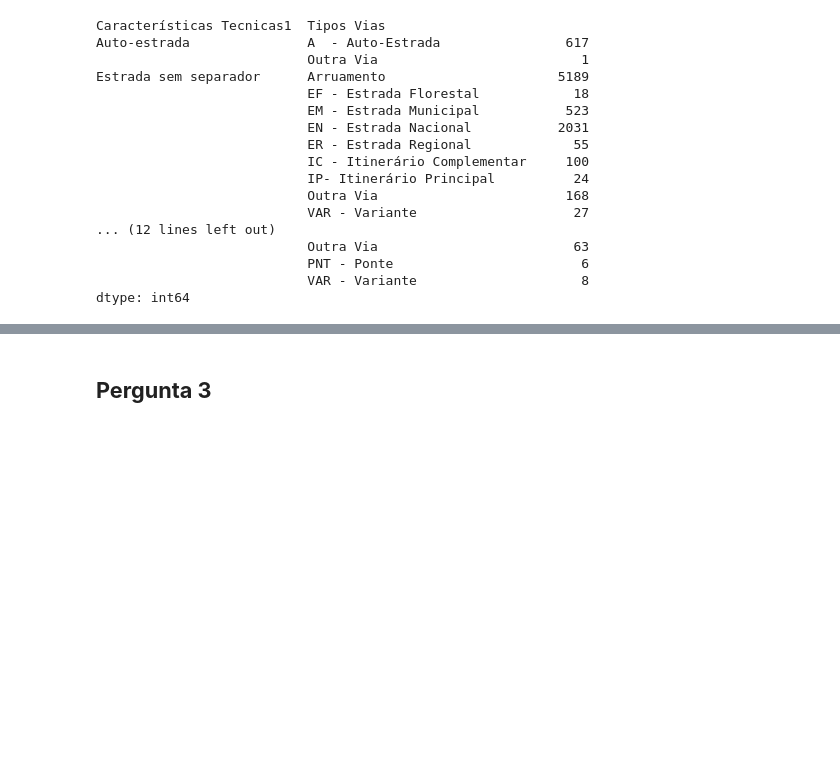
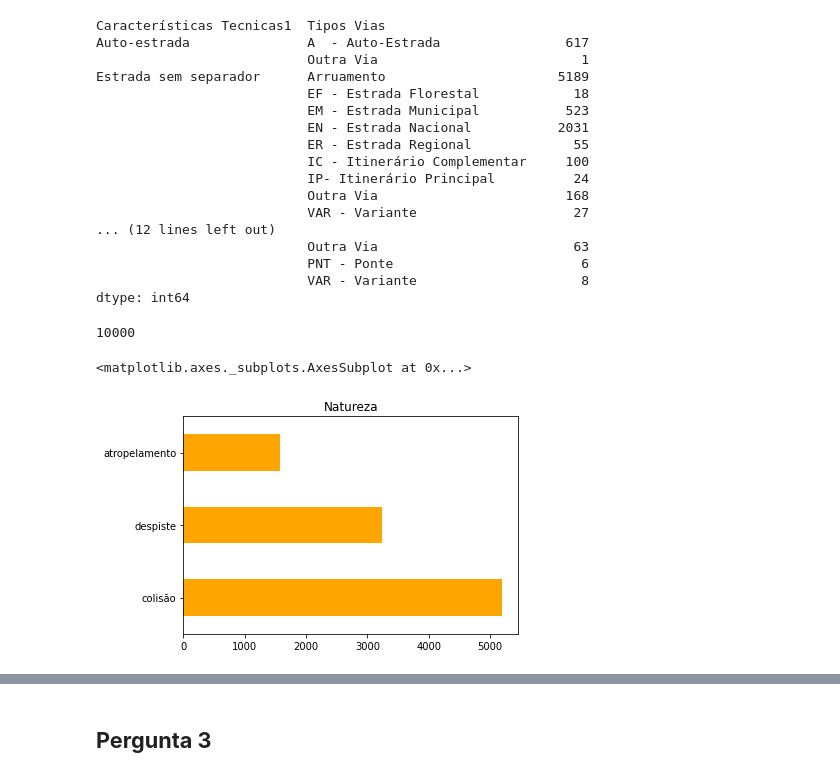
Before and after one commit to mrdso2-iscte/IAA_PROJECT, a Jupyter notebook: IAA.ipynb, the cells around one changed output, grey strips where cells are left out. Cells and saved outputs as stored; diff of their text form; code cells hidden in the pictures; blank space fills up the shorter version.

```diff
--- a/IAA.ipynb
+++ b/IAA.ipynb
@@ -220,3 +219,28 @@ Estrada sem separador      Arruamento                      5189
 dtype: int64
 # %%
 acidentes_df['Data']=acidentes_df['Datahora'].str.split(' ').str[0]
+# %%
+despiste=['Despiste sem dispositivo de retenção', 'Despiste simples','Despiste com colisão com veículo imobil. ou obstáculo','Despiste com capotamento', 'Despiste com dispositivo de retenção',
+       'Despiste com transposição do dispositivo de retenção lateral',
+       'Despiste com fuga']
+colisão=['Colisão traseira com outro veículo em movimento','Colisão lateral com outro veículo em movimento'
+,'Colisão frontal', 'Colisão com outras situações','Colisão choque em cadeia','Colisão com veiculo ou obstáculo na faixa de rodagem','Colisão com fuga']
+atropelamento=['Atropelamento de peões', 'Atropelamento de animais',  'Atropelamento com fuga' ]
+natureza_type=[]
+for index in acidentes_df.index:
+  if (acidentes_df['Natureza'][index] in despiste ):
+    natureza_type.append('despiste')
+  elif (acidentes_df['Natureza'][index] in colisão ):
+   natureza_type.append('colisão')
+  else:
+    natureza_type.append('atropelamento')
+print(len(natureza_type))
+# %% [output]
+10000
+# %%
+acidentes_df['Natureza']=natureza_type
+# %%
+acidentes_df['Natureza'].value_counts().plot(kind = 'barh',rot = 0,color='orange',title="Natureza")
+# %% [output]
+<matplotlib.axes._subplots.AxesSubplot at 0x...>
+[figure, added]
```
Also changed, not shown: parts of 11 cells of this notebook.
